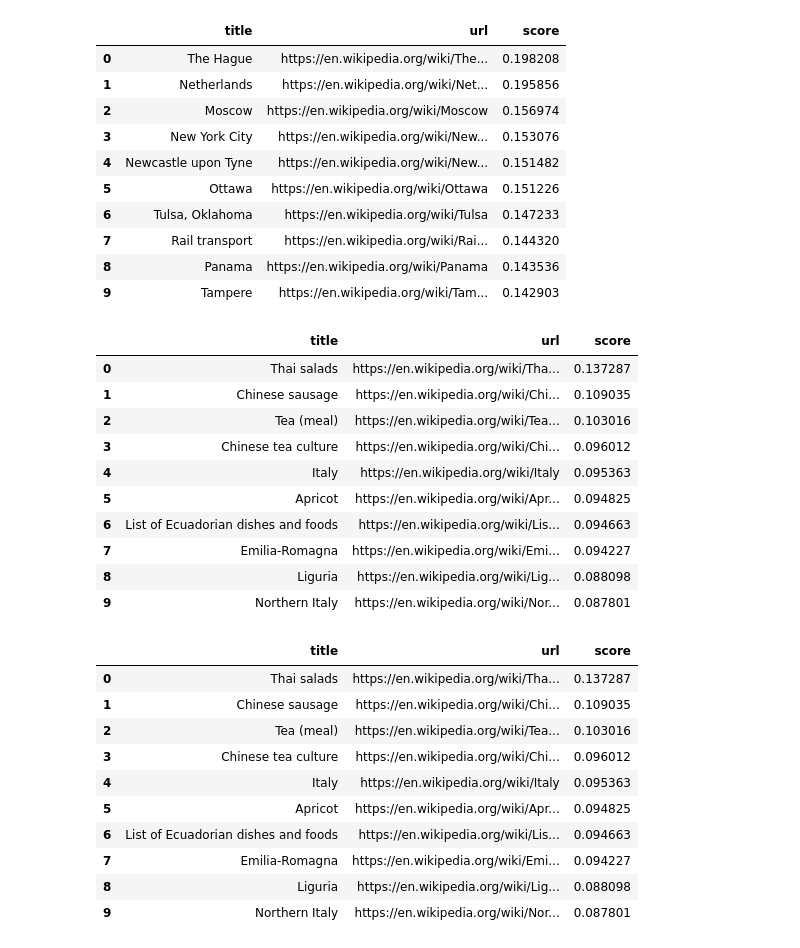
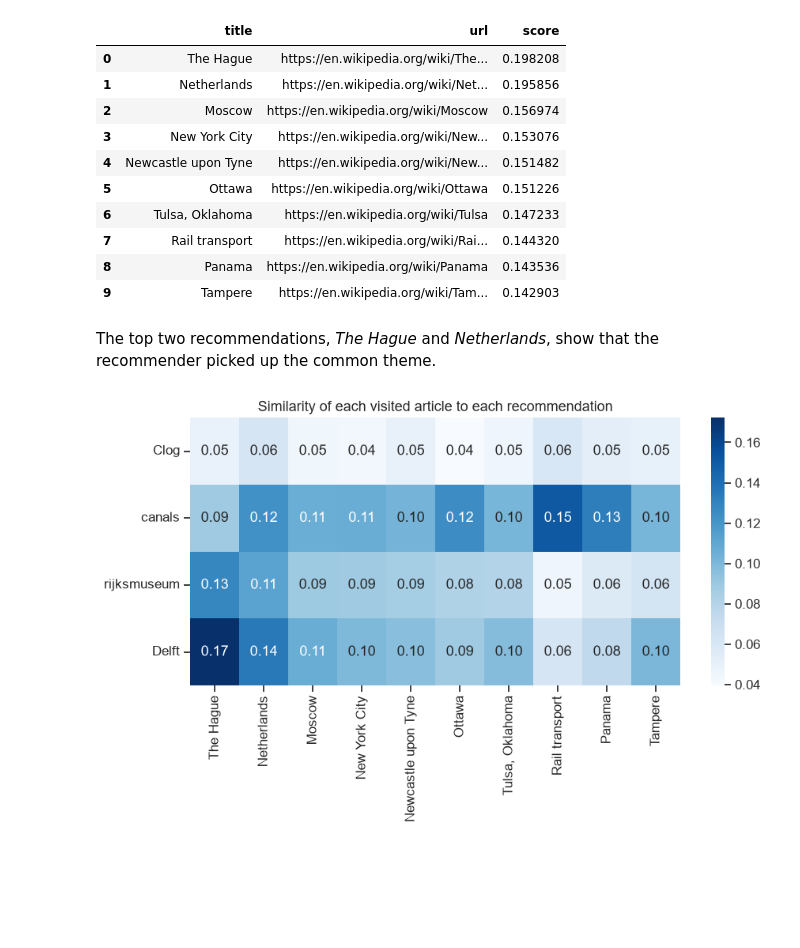
Before and after one commit to jakowczukalicja/wiki-recommender, a Jupyter notebook: wiki-recommender-report.ipynb, the cells around one changed output. Saved outputs shown, nothing was run; the diff lists cells and outputs as text; code cells hidden in the pictures; blank space fills up the shorter version.

```diff
--- a/wiki-recommender-report.ipynb
+++ b/wiki-recommender-report.ipynb
@@ -353,7 +352,7 @@ class Recommender():
         tokens = self.preprocess(article["content"])
         return self.vectorizer.transform([" ".join(tokens)]).toarray()
 
-    def recommend(self, items, top_n=10, aggregation="mean"):
+    def recommend(self, items, top_n=10):
         indices = []
         new_vectors = []
         for item in items:
@@ -370,13 +369,8 @@ class Recommender():
 
         vectors = [self.tfidf_matrix[indices].toarray()] + new_vectors
         all_vectors = np.vstack(vectors)
-        if aggregation == "mean":
-            profile = all_vectors.mean(axis=0)
-            scores = cosine_similarity([profile], self.tfidf_matrix)[0]
-        elif aggregation == "max":
-            scores = cosine_similarity(all_vectors, self.tfidf_matrix).max(axis=0)
-        else:
-            raise ValueError("aggregation must be 'mean' or 'max'")
+        profile = all_vectors.mean(axis=0)
+        scores = cosine_similarity([profile], self.tfidf_matrix)[0]
         scores[indices] = -1
 
         top_indices = np.argsort(scores)[::-1][:top_n]
@@ -512,7 +575,8 @@ rec.recommend(visited, top_n=10)
 # %%
 visited = ["https://en.wikipedia.org/wiki/Clog",
            "canals", "rijksmuseum", "Delft"]
-rec.recommend(visited, top_n=10)
+recs = rec.recommend(visited, top_n=10)
+display(recs)
 # %% [output]
 |  | title | url | score |
 | 0 | The Hague | https://en.wikipedia.org/wiki/The... | 0.198208 |
@@ -525,30 +589,9 @@ rec.recommend(visited, top_n=10)
 | 7 | Rail transport | https://en.wikipedia.org/wiki/Rai... | 0.144320 |
 | 8 | Panama | https://en.wikipedia.org/wiki/Panama | 0.143536 |
 | 9 | Tampere | https://en.wikipedia.org/wiki/Tam... | 0.142903 |
-# %%
-visited = ["Pizza"]
-display(rec.recommend(visited, aggregation="mean"))
-display(rec.recommend(visited, aggregation="max"))
-# %% [output]
-|  | title | url | score |
-| 0 | Thai salads | https://en.wikipedia.org/wiki/Tha... | 0.137287 |
-| 1 | Chinese sausage | https://en.wikipedia.org/wiki/Chi... | 0.109035 |
-| 2 | Tea (meal) | https://en.wikipedia.org/wiki/Tea... | 0.103016 |
-| 3 | Chinese tea culture | https://en.wikipedia.org/wiki/Chi... | 0.096012 |
-| 4 | Italy | https://en.wikipedia.org/wiki/Italy | 0.095363 |
-| 5 | Apricot | https://en.wikipedia.org/wiki/Apr... | 0.094825 |
-| 6 | List of Ecuadorian dishes and foods | https://en.wikipedia.org/wiki/Lis... | 0.094663 |
-| 7 | Emilia-Romagna | https://en.wikipedia.org/wiki/Emi... | 0.094227 |
-| 8 | Liguria | https://en.wikipedia.org/wiki/Lig... | 0.088098 |
-| 9 | Northern Italy | https://en.wikipedia.org/wiki/Nor... | 0.087801 |
-|  | title | url | score |
-| 0 | Thai salads | https://en.wikipedia.org/wiki/Tha... | 0.137287 |
-| 1 | Chinese sausage | https://en.wikipedia.org/wiki/Chi... | 0.109035 |
-| 2 | Tea (meal) | https://en.wikipedia.org/wiki/Tea... | 0.103016 |
-| 3 | Chinese tea culture | https://en.wikipedia.org/wiki/Chi... | 0.096012 |
-| 4 | Italy | https://en.wikipedia.org/wiki/Italy | 0.095363 |
-| 5 | Apricot | https://en.wikipedia.org/wiki/Apr... | 0.094825 |
-| 6 | List of Ecuadorian dishes and foods | https://en.wikipedia.org/wiki/Lis... | 0.094663 |
-| 7 | Emilia-Romagna | https://en.wikipedia.org/wiki/Emi... | 0.094227 |
-| 8 | Liguria | https://en.wikipedia.org/wiki/Lig... | 0.088098 |
-| 9 | Northern Italy | https://en.wikipedia.org/wiki/Nor... | 0.087801 |
+# %% [markdown]
+The top two recommendations, *The Hague* and *Netherlands*, show that the recommender picked up the common theme.
+# %%
+plot_article_contributions(rec, visited, recs)
+# %% [output]
+[figure, added]
```
Also changed, not shown: parts of 28 cells of this notebook.
